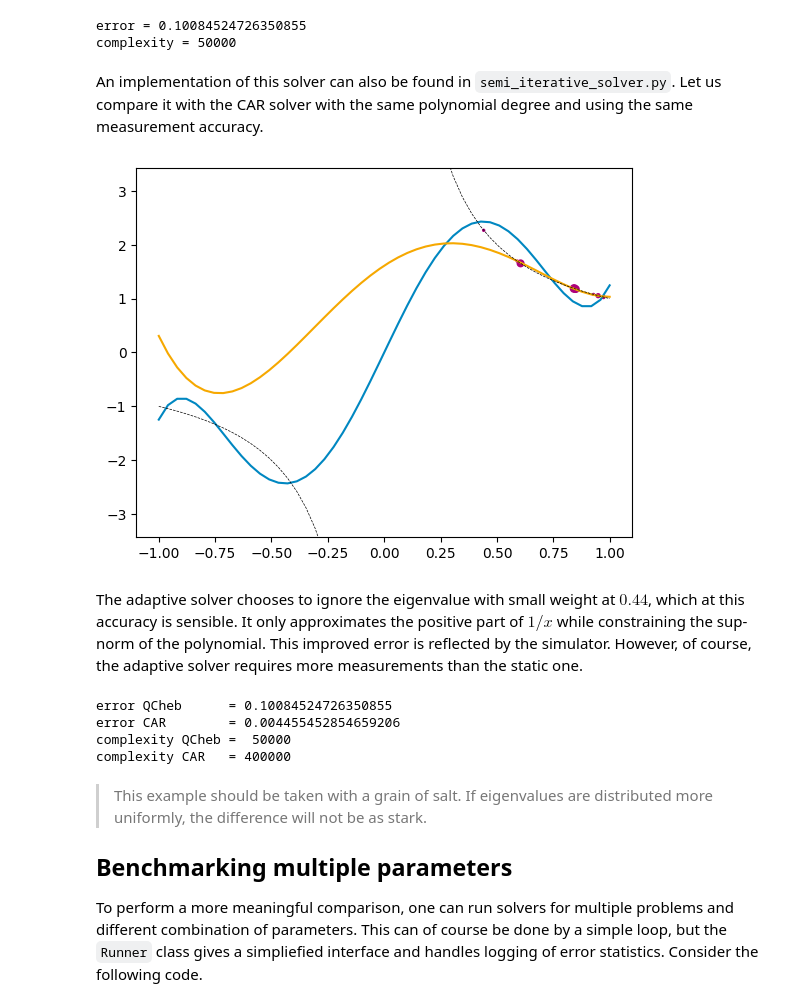
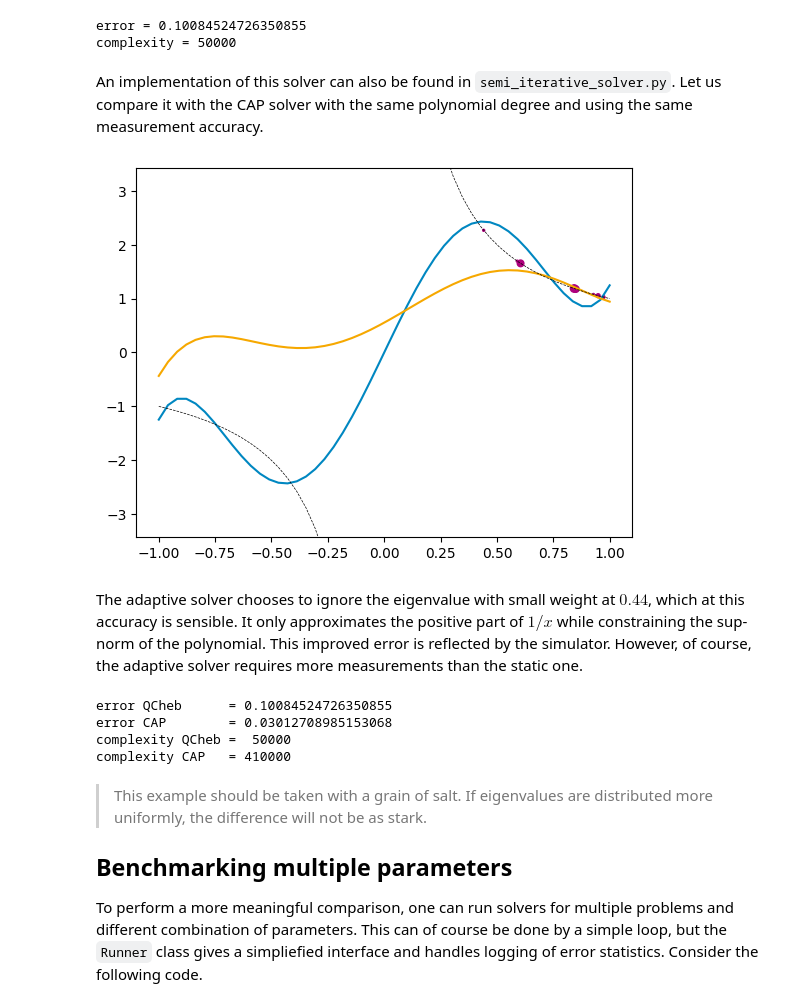
Before and after one commit to MDeiml/quantum-krylov, a Jupyter notebook: experiment.ipynb, the cells around one changed output. Drawn from its saved outputs; the diff is of its cells as text; code cells hidden in the pictures.

```diff
--- a/experiment.ipynb
+++ b/experiment.ipynb
@@ -73,38 +73,37 @@ print(f"complexity = {complexity}")
 error = 0.10084524726350855
 complexity = 50000
 # %% [markdown]
-An implementation of this solver can also be found in `semi_iterative_solver.py`. Let us compare it with the CAR solver with the same polynomial degree and using the same measurement accuracy.
+An implementation of this solver can also be found in `semi_iterative_solver.py`. Let us compare it with the CAP solver with the same polynomial degree and using the same measurement accuracy.
 # %%
-from car_solver import car_solver
+from cap_solver import cap_solver
 
 problem.reset()
 
 steps = 5
 samples = 10000
-square = False
-sup_norm_constraint = True
-use_kappa = False
+adaptive = True  # adaptive = False gives CUP solver
+transform = None # other options are "square" and "square_outer"
 
-poly_adaptive = car_solver(
-    problem, steps, samples, square, sup_norm_constraint, use_kappa
+poly_adaptive = cap_solver(
+    problem, steps, samples, transform, adaptive
 )
 plot_poly([poly, poly_adaptive], problem)
 error_adaptive = problem.estimate_error(poly_adaptive, samples)
 complexity_adaptive = problem.complexity()
 # %% [output]
-[figure, old version]
+[figure, new version]
 # %% [markdown]
 The adaptive solver chooses to ignore the eigenvalue with small weight at $0.44$, which at this accuracy is sensible. It only approximates the positive part of $1/x$ while constraining the sup-norm of the polynomial. This improved error is reflected by the simulator. However, of course, the adaptive solver requires more measurements than the static one.
 # %%
 print(f"error QCheb      = {error}")
-print(f"error CAR        = {error_adaptive}")
+print(f"error CAP        = {error_adaptive}")
 print(f"complexity QCheb = {complexity:6}")
-print(f"complexity CAR   = {complexity_adaptive:6}")
+print(f"complexity CAP   = {complexity_adaptive:6}")
 # %% [output]
 error QCheb      = 0.10084524726350855
-error CAR        = 0.004455452854659206
+error CAP        = 0.03012708985153068
 complexity QCheb =  50000
-complexity CAR   = 400000
+complexity CAP   = 410000
 # %% [markdown]
 > This example should be taken with a grain of salt. If eigenvalues are distributed more uniformly, the difference will not be as stark.
 
```
Also changed, not shown: parts of 3 cells of this notebook, 7 other files.
